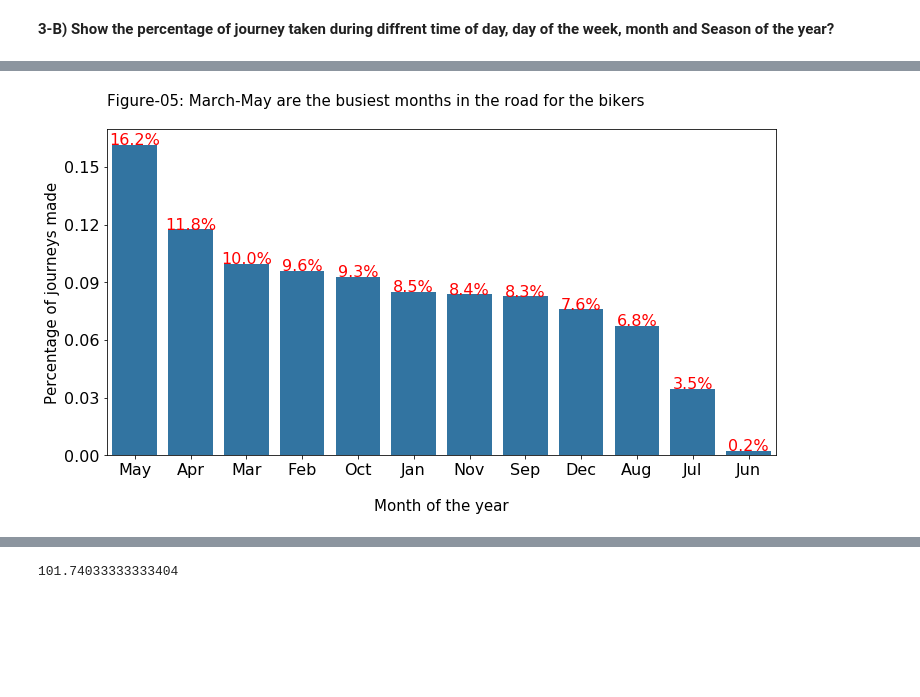
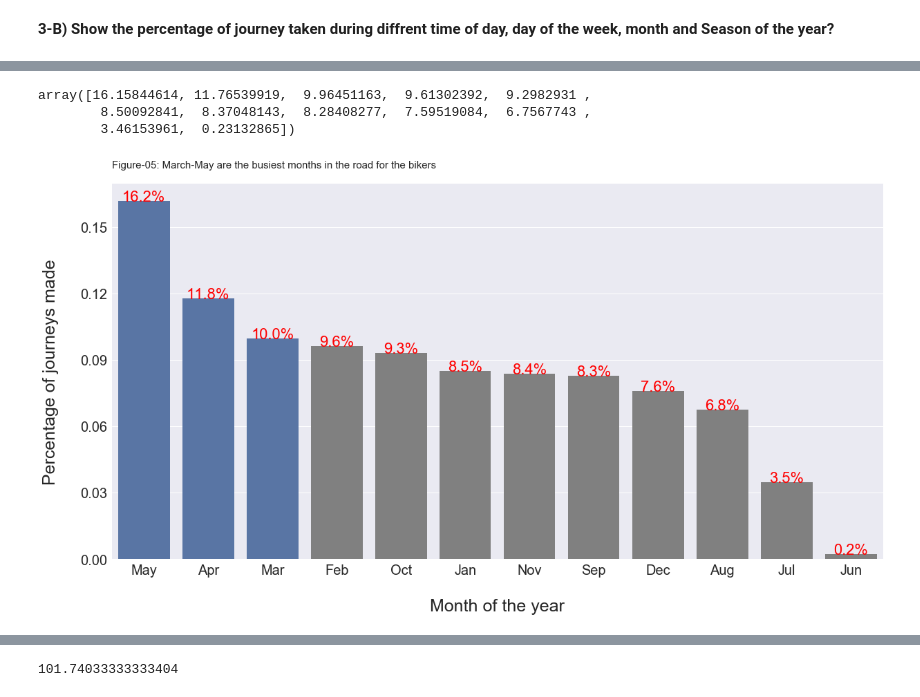
Before and after one commit to jahid-razan/Data-Analyst_Nano_degree_projects, a Jupyter notebook: Data_Story- Time & User Type.ipynb, the cells around one changed output, grey strips where cells are left out. Saved outputs shown, nothing was run; the diff lists cells and outputs as text; code cells hidden in the pictures; blank space fills up the shorter version.

```diff
--- a/Data_Story- Time & User Type.ipynb
+++ b/Data_Story- Time & User Type.ipynb
@@ -123,15 +145,2 @@ plt.rc('ytick',labelsize=14)
 # %% [markdown]
 **3-B) Show the percentage of journey taken during diffrent time of day, day of the week, month and Season of the year?**
-# %%
-## Plot the percentage of movie released per quarter
-plt.figure(figsize = [18, 12])
-base_color = sns.color_palette()[0]
-plt.subplot(2, 1, 1)
-sns.countplot(data = df_time, x = 'start_hour', hue = 'user_type', palette = 'mako_r')
-plt.xlabel("\n Hour of the day",fontsize=15)
-plt.yscale('log')
-plt.ylabel("Number of bikers",fontsize=15)
-plt.title('Figure-03: On average 8:00 and 17:00 are the peak hours for the bikers\n',fontsize=15,loc="left")
-plt.rc('xtick',labelsize=16)
-plt.rc('ytick',labelsize=16)
-plt.xticks(rotation=90);
@@ -140,10 +146,0 @@ plt.xticks(rotation=90);
-# %%
-plt.figure(figsize = [19, 8])
-sns.countplot(data = df_time, x = 'start_hour', hue = 'day_type', palette = 'mako_r')
-plt.title('Figure-04:Diffrenet peak hour are observed during the weekdays and the weekends \n',fontsize=15,loc="left")
-plt.xlabel("\n Hour of the day",fontsize=15)
-plt.yscale('log')
-plt.ylabel("Number of bikers",fontsize=15)
-plt.rc('xtick',labelsize=16)
-plt.rc('ytick',labelsize=16)
-plt.xticks(rotation=90);
@@ -152,37 +216,50 @@ plt.xticks(rotation=90);
+# %%
+values = np.array(df_time['month'].value_counts()/df_time['month'].value_counts().sum()*100)
+values
+# %% [output]
+array([16.15844614, 11.76539919,  9.96451163,  9.61302392,  9.2982931 ,
+        8.50092841,  8.37048143,  8.28408277,  7.59519084,  6.7567743 ,
+        3.46153961,  0.23132865])
 # %%
+plt.figure(figsize = [20, 10])
+
+color = sns.color_palette()
+
+values = np.array(df_time['month'].value_counts()/df_time['month'].value_counts().sum()*100)
+clrs = ['grey'if (x < 9.8) else base_color for x in values ]
+
 ## Plot Proportion of journeys made per Day
-plt.figure(figsize = [12, 6])
-base_color = sns.color_palette()[1]
 n_points = df_time['month'].value_counts().sum()
 max_count = df_time['month'].value_counts().max()
 max_prop = max_count/ n_points
 
 # generate tick mark locations and names
 tick_props = np.arange(0, max_prop, 0.03)
 tick_names = ['{:0.2f}'.format(v) for v in tick_props]
 
 # create the plot
 base_color = sns.color_palette()[0]
-sns.countplot(data = df_time, x = df_time['month'], color = base_color, order = df_time['month'].value_counts().index )
+sns.countplot(data = df_time, x = df_time['month'], palette=clrs ,order = df_time['month'].value_counts().index)
 plt.yticks(tick_props * n_points, tick_names)
-plt.xlabel(" \nMonth of the year",fontsize=15)
-plt.ylabel("Percentage of journeys made",fontsize=15)
+plt.xlabel(" \nMonth of the year",fontsize=25)
+plt.ylabel("Percentage of journeys made\n",fontsize=25)
 plt.title('Figure-05: March-May are the busiest months in the road for the bikers\n',fontsize=15,loc="left")
-plt.rc('xtick',labelsize=16)
-plt.rc('ytick',labelsize=16)
+plt.rc('xtick',labelsize=20)
+plt.rc('ytick',labelsize=20)
 
 # add annotations
 cat_counts = df_time['month'].value_counts()
 locs, labels = plt.xticks() # get the current tick locations and labels
 
 # loop through each pair of locations and labels
 for loc, label in zip(locs, labels):
 
     # get the text property for the label to get the correct count
     count = cat_counts[label.get_text()]
     pct_string = '{:0.1f}%'.format(100*count/n_points)
-    plt.text(loc, count+1, pct_string, ha = 'center', color = 'R', fontsize=16)
+    plt.text(loc, count+1, pct_string, ha = 'center', color = 'R', fontsize=22)
+    sns.despine(bottom=True, left=True)
 # %% [output]
-[figure, old version]
+[figure, new version]
 # %%
 ## Plot the percentage of movie released per quarter
```
Also changed, not shown: parts of 33 cells of this notebook, 7 other files.
